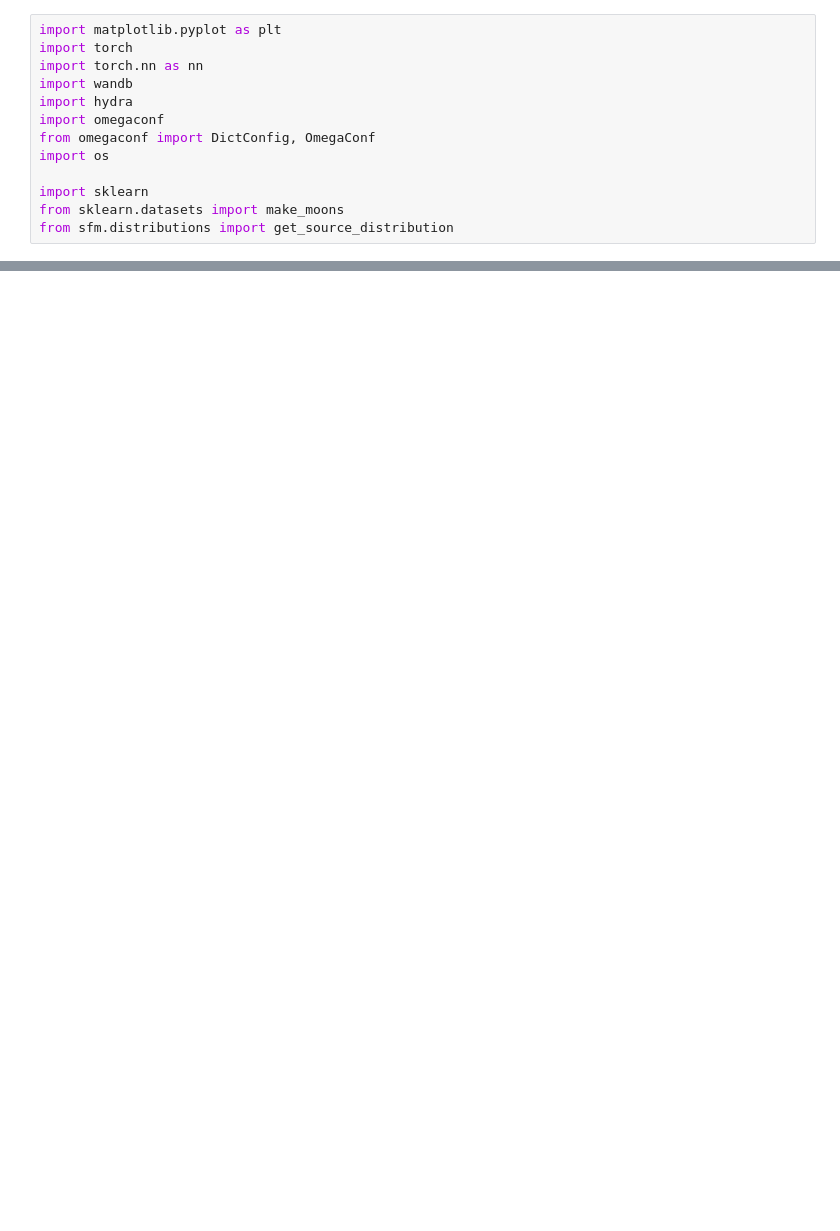
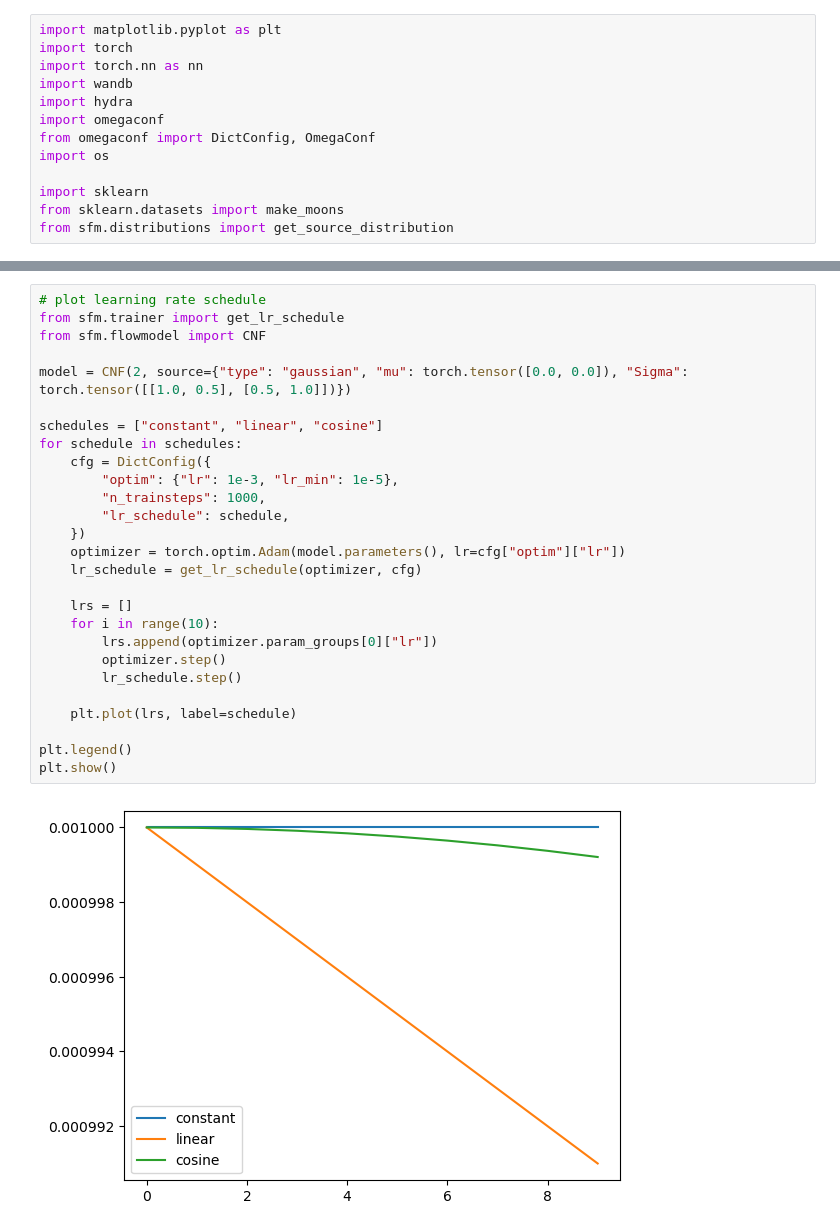
Before and after one commit to BurgerAndreas/sfm, a Jupyter notebook: scripts/dataviz.ipynb, the cells around one changed output, grey strips where cells are left out. Drawn from its saved outputs; the diff is of its cells as text; blank space fills up the shorter version.

```diff
--- a/scripts/dataviz.ipynb
+++ b/scripts/dataviz.ipynb
@@ -99,0 +79,29 @@ ValueError: scale_tril must be at least two-dimensional, with optional leading b
+# %%
+# plot learning rate schedule
+from sfm.trainer import get_lr_schedule
+from sfm.flowmodel import CNF
+
+model = CNF(2, source={"type": "gaussian", "mu": torch.tensor([0.0, 0.0]), "Sigma": torch.tensor([[1.0, 0.5], [0.5, 1.0]])})
+
+schedules = ["constant", "linear", "cosine"]
+for schedule in schedules:
+    cfg = DictConfig({
+        "optim": {"lr": 1e-3, "lr_min": 1e-5},
+        "n_trainsteps": 1000,
+        "lr_schedule": schedule,
+    })
+    optimizer = torch.optim.Adam(model.parameters(), lr=cfg["optim"]["lr"])
+    lr_schedule = get_lr_schedule(optimizer, cfg)
+
+    lrs = []
+    for i in range(10):
+        lrs.append(optimizer.param_groups[0]["lr"])
+        optimizer.step()
+        lr_schedule.step()
+
+    plt.plot(lrs, label=schedule)
+
+plt.legend()
+plt.show()
+# %% [output]
+[figure, added]
```
Also changed, not shown: parts of 7 cells of this notebook, 5 other files.
